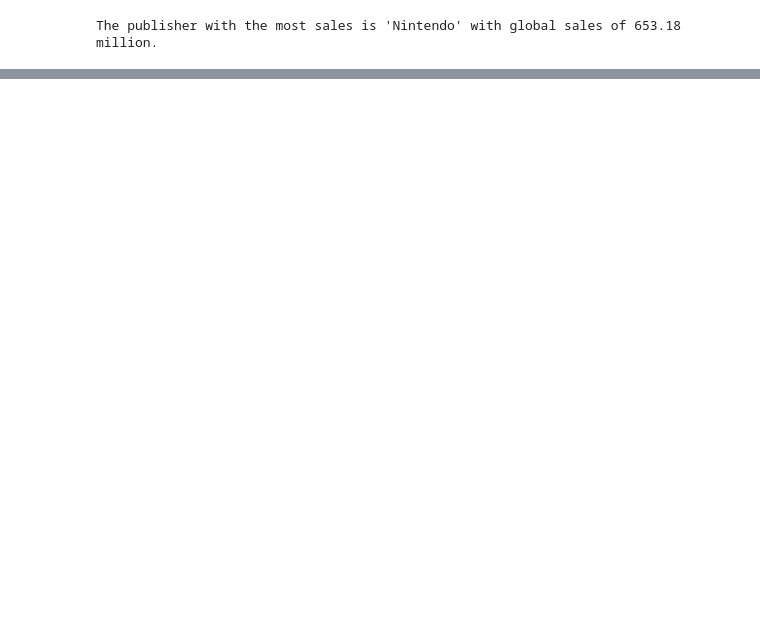
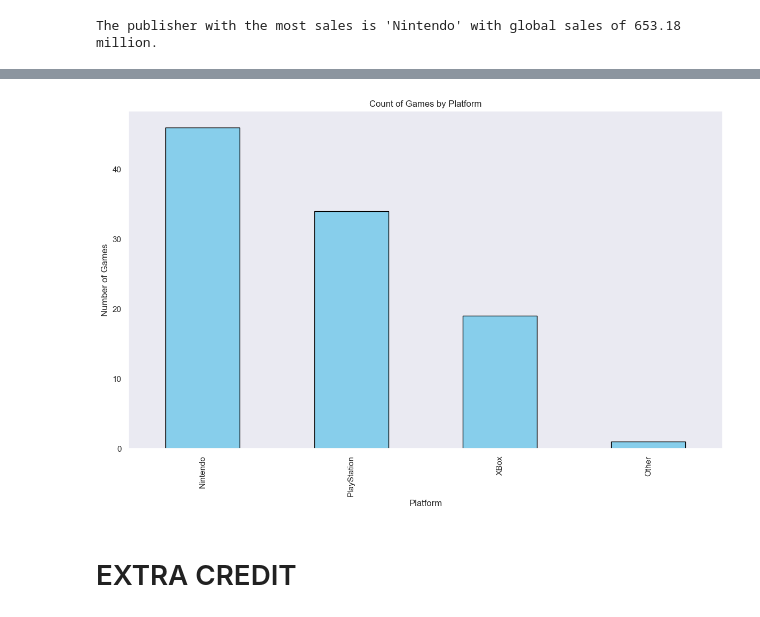
Before and after one commit to nyiakkih/Techdegree-Project-6, a Jupyter notebook: GraphingVideoGameSales.ipynb, the cells around one changed output, grey strips where cells are left out. Cells and saved outputs as stored; diff of their text form; code cells hidden in the pictures; blank space fills up the shorter version.

```diff
--- a/GraphingVideoGameSales.ipynb
+++ b/GraphingVideoGameSales.ipynb
@@ -83,0 +156,16 @@ plt.show()
+# %%
+platform_counts = df['Platform'].value_counts()
+
+plt.figure(figsize=(12, 8))
+platform_counts.plot(kind='bar', color='skyblue', edgecolor='black')
+plt.title('Count of Games by Platform')
+plt.xlabel('Platform')
+plt.ylabel('Number of Games')
+plt.xticks(rotation=90)
+plt.tight_layout()
+
+plt.show()
+# %% [output]
+[figure, added]
+# %% [markdown]
+# EXTRA CREDIT
```
Also changed, not shown: parts of 20 cells of this notebook.
